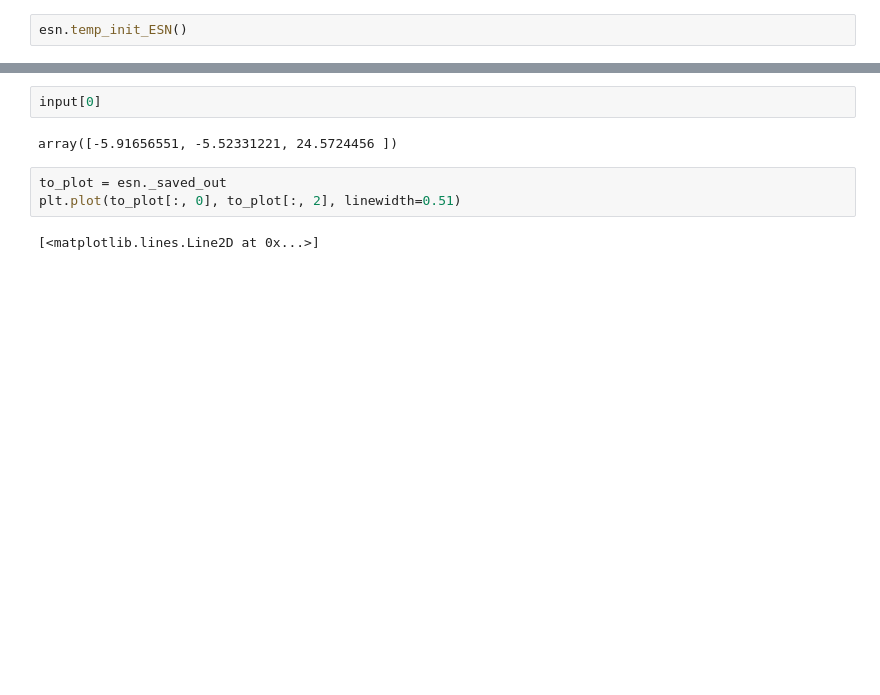
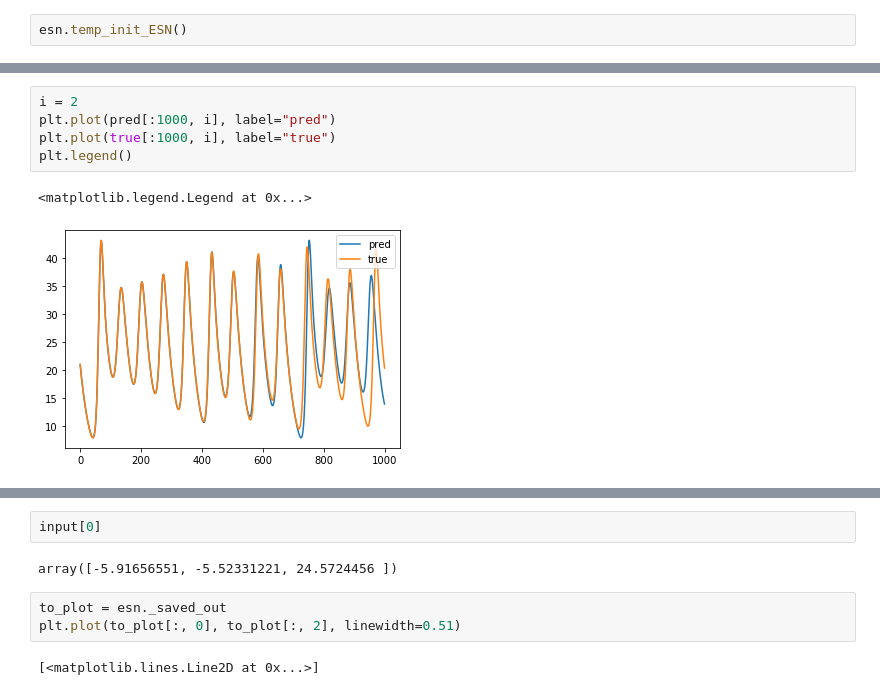
Before and after one commit to DuncDennis/rescomp, a Jupyter notebook: bin/lyapunov_exponents_testing/esn_new_update_test.ipynb, the cells around one changed output, grey strips where cells are left out. Drawn from its saved outputs; the diff is of its cells as text; blank space fills up the shorter version.

```diff
--- a/bin/lyapunov_exponents_testing/esn_new_update_test.ipynb
+++ b/bin/lyapunov_exponents_testing/esn_new_update_test.ipynb
@@ -51,0 +68,8 @@ esn.temp_init_ESN()
+# %%
+i = 2
+plt.plot(pred[:1000, i], label="pred")
+plt.plot(true[:1000, i], label="true")
+plt.legend()
+# %% [output]
+<matplotlib.legend.Legend at 0x...>
+[figure, added]
```
Also changed, not shown: parts of 38 cells of this notebook, 1 other file.
